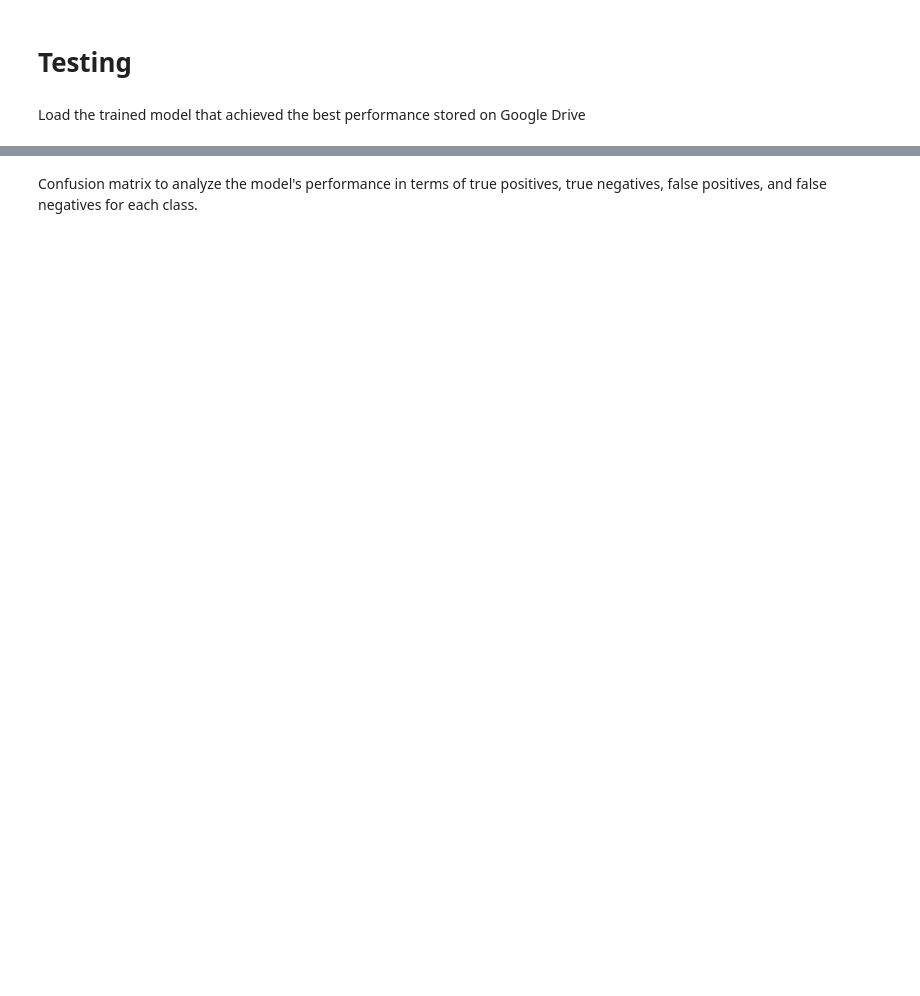
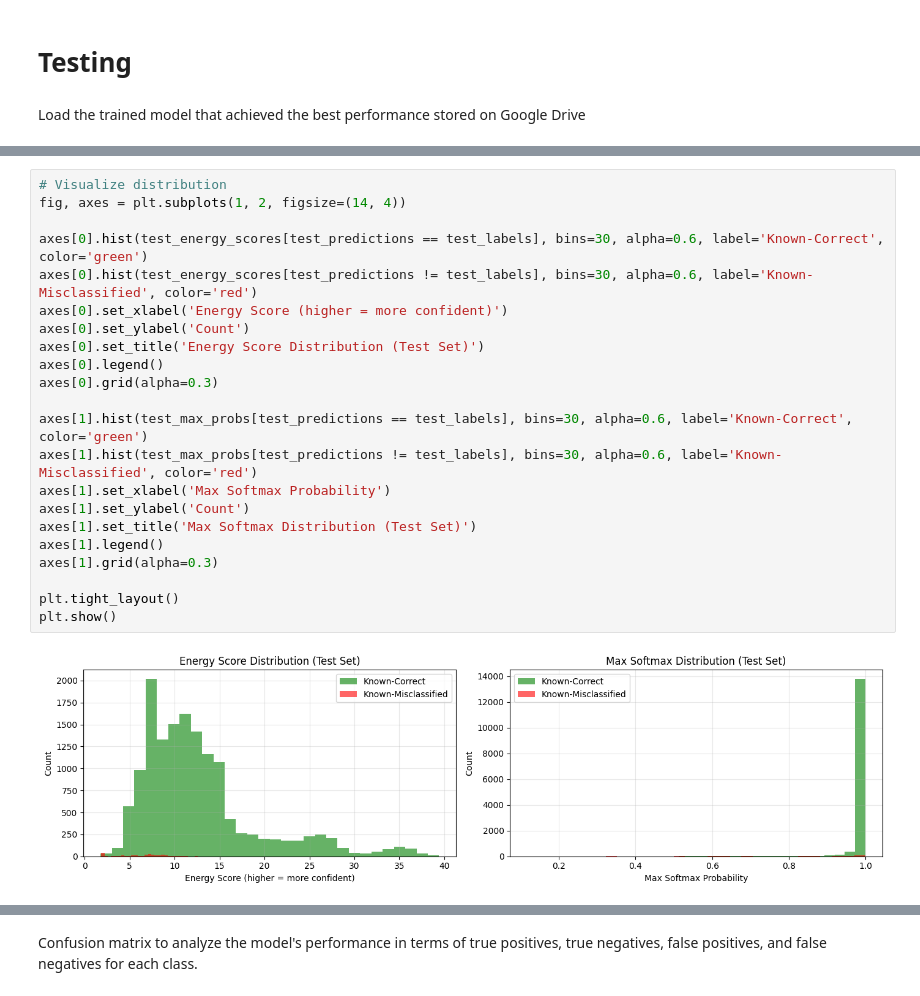
Before and after one commit to CavaWasTaken/JammingClassification, a Jupyter notebook: Dataset_generation/image_dataset_generation/ai_model.ipynb, the cells around one changed output, grey strips where cells are left out. Drawn from its saved outputs; the diff is of its cells as text; blank space fills up the shorter version.

```diff
--- a/Dataset_generation/image_dataset_generation/ai_model.ipynb
+++ b/Dataset_generation/image_dataset_generation/ai_model.ipynb
@@ -681,0 +520,24 @@ Test Accuracy: 0.9123
+# %%
+# Visualize distribution
+fig, axes = plt.subplots(1, 2, figsize=(14, 4))
+
+axes[0].hist(test_energy_scores[test_predictions == test_labels], bins=30, alpha=0.6, label='Known-Correct', color='green')
+axes[0].hist(test_energy_scores[test_predictions != test_labels], bins=30, alpha=0.6, label='Known-Misclassified', color='red')
+axes[0].set_xlabel('Energy Score (higher = more confident)')
+axes[0].set_ylabel('Count')
+axes[0].set_title('Energy Score Distribution (Test Set)')
+axes[0].legend()
+axes[0].grid(alpha=0.3)
+
+axes[1].hist(test_max_probs[test_predictions == test_labels], bins=30, alpha=0.6, label='Known-Correct', color='green')
+axes[1].hist(test_max_probs[test_predictions != test_labels], bins=30, alpha=0.6, label='Known-Misclassified', color='red')
+axes[1].set_xlabel('Max Softmax Probability')
+axes[1].set_ylabel('Count')
+axes[1].set_title('Max Softmax Distribution (Test Set)')
+axes[1].legend()
+axes[1].grid(alpha=0.3)
+
+plt.tight_layout()
+plt.show()
+# %% [output]
+[figure, added]
```
Also changed, not shown: parts of 28 cells of this notebook.
